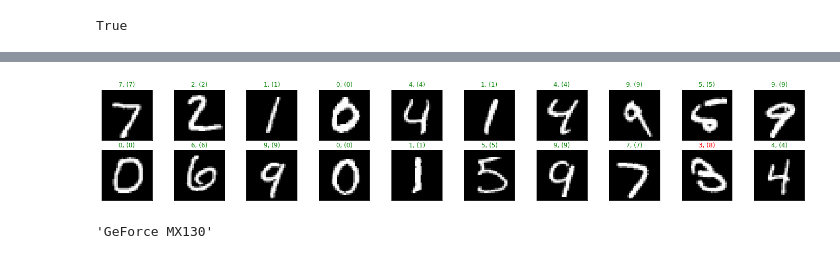
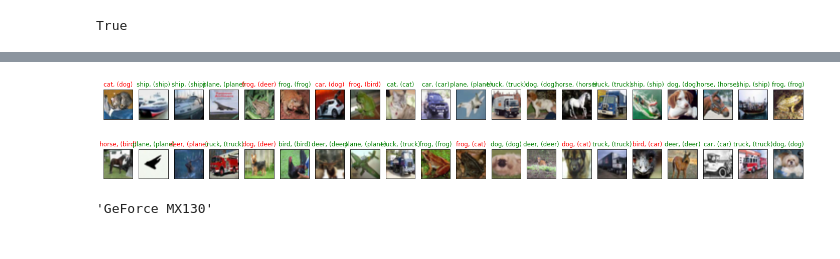
Before and after one commit to shivamraj6288/Image-Recognition, a Jupyter notebook: CIFAR10_dataset.ipynb, the cells around one changed output, grey strips where cells are left out. Cells and saved outputs as stored; diff of their text form; code cells hidden in the pictures.

Commit message:
CNN model made more accurate by data augmentation

```diff
--- a/CIFAR10_dataset.ipynb
+++ b/CIFAR10_dataset.ipynb
@@ -15,7 +15,15 @@ transform = transforms.Compose([transforms.Resize((32,32)),
                                transforms.ToTensor(),
                                transforms.Normalize((0.5,), (0.5,))
                                ])
-training_dataset = datasets.CIFAR10(root='./data', train=True, download=True, transform=transform)
+transform_training = transforms.Compose([transforms.Resize((32,32)),
+                                transforms.RandomHorizontalFlip(),
+                                 transforms.RandomRotation(10),
+                                 transforms.RandomAffine(0, shear=10, scale=(0.8,1.2)),
+                                 transforms.ColorJitter(brightness=0.2, contrast=0.2, saturation=0.2),
+                                transforms.ToTensor(),
+                               transforms.Normalize((0.5,), (0.5,))
+                               ])
+training_dataset = datasets.CIFAR10(root='./data', train=True, download=True, transform=transform_training)
 validation_dataset = datasets.CIFAR10(root='./data', train=False, download=True, transform=transform)
 
 training_loader = torch.utils.data.DataLoader(training_dataset, batch_size=100, shuffle=True)
@@ -42,5 +48,5 @@ fig = plt.figure(figsize=(25, 4))
 for idx in np.arange(20):
   ax = fig.add_subplot(2, 10, idx+1, xticks=[], yticks=[])
   plt.imshow(im_convert(images[idx]))
-  ax.set_title([labels[idx].item()])
+  ax.set_title(classes[labels[idx].item()])
 # %% [output]
@@ -50,9 +56,11 @@ class LeNet(nn.Module):
 
     def __init__(self):
         super().__init__()
-        self.conv1=nn.Conv2d(1,20,5,1)
-        self.conv2=nn.Conv2d(20,50,5,1)
-        self.fc1=nn.Linear(4*4*50, 500)
+        self.conv1=nn.Conv2d(3,16,3,1,padding=1)
+        self.conv2=nn.Conv2d(16,32,3,1, padding=1)
+        self.conv3=nn.Conv2d(32,64,3,1, padding=1)
+        self.conv4=nn.Conv2d(64,128,3,1, padding=1)
+        self.fc1=nn.Linear(2*2*128, 500)
         self.dropout1=nn.Dropout(0.5)
         self.fc2=nn.Linear(500,10)
     def forward(self, x):
@@ -60,7 +68,11 @@ class LeNet(nn.Module):
         im=F.max_pool2d(im,2,2)
         im=F.relu(self.conv2(im))
         im=F.max_pool2d(im,2,2)
-        im=im.view(-1, 4*4*50)
+        im=F.relu(self.conv3(im))
+        im=F.max_pool2d(im,2,2)
+        im=F.relu(self.conv4(im))
+        im=F.max_pool2d(im,2,2)
+        im=im.view(-1, 2*2*128)
         im=F.relu(self.fc1(im))
         im=self.dropout1(im)
         im=self.fc2(im)
@@ -203,19 +218,19 @@ print(pred.item())
 # %%
 dataiter=iter(validation_loader)
 images1, labels1=dataiter.next()
 images1=images1.to(device)
 labels1=labels1.to(device)
 outputs1=model(images1)
 _,preds1= torch.max(outputs1,1)
 
 fig= plt.figure(figsize=(25,4))
 
-for idx in np.arange(20):
-    ax=fig.add_subplot(2,10, idx+1, xticks=[], yticks=[])
+for idx in np.arange(40):
+    ax=fig.add_subplot(2,20, idx+1, xticks=[], yticks=[])
     plt.imshow(im_convert(images1[idx]))
-    ax.set_title('{}, ({})'.format(labels1[idx].item(),preds1[idx].item()), color='green' if preds1[idx]==labels1[idx] else 'red')
+    ax.set_title('{}, ({})'.format(classes[labels1[idx].item()],classes[preds1[idx].item()]), color='green' if preds1[idx]==labels1[idx] else 'red')
 # %% [output]
-[figure, old version]
+[figure, new version]
 # %%
 torch.cuda.get_device_name(0)
 # %% [output]
```
Also changed, not shown: parts of 10 cells of this notebook.
